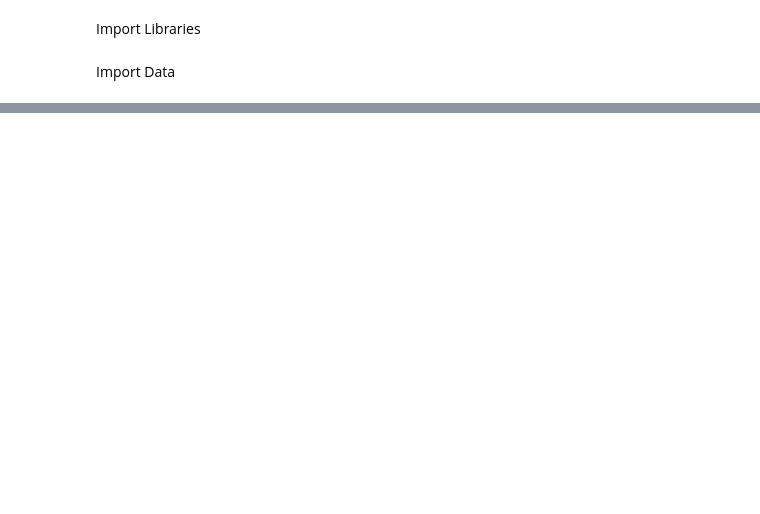
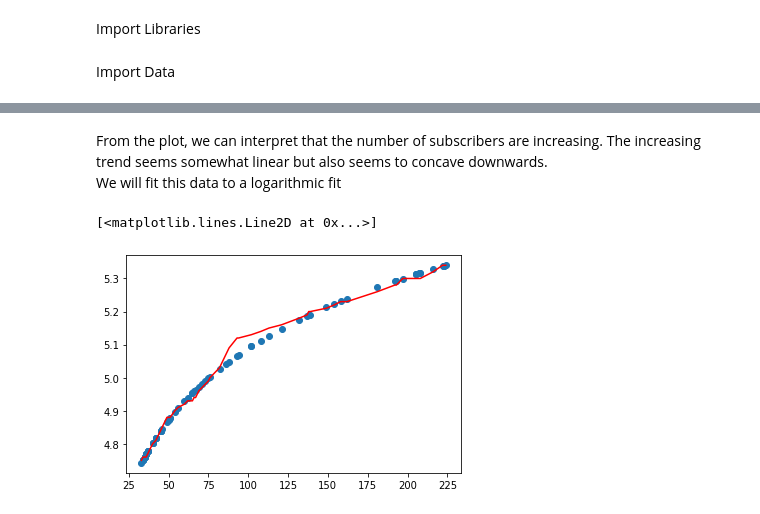
Before and after one commit to clara8043/kpop_youtube_views, a Jupyter notebook: view_prediction_modeling.ipynb, the cells around one changed output, grey strips where cells are left out. Drawn from its saved outputs; the diff is of its cells as text; code cells hidden in the pictures; blank space fills up the shorter version.

```diff
--- a/view_prediction_modeling.ipynb
+++ b/view_prediction_modeling.ipynb
@@ -34,0 +73,17 @@ df_dream_jakun.plot(x="publishedAt", y="viewCount", kind="scatter")
+# %% [markdown]
+From the plot, we can interpret that the number of subscribers are increasing. The increasing trend seems somewhat linear but also seems to concave downwards. <br>
+We will fit this data to a logarithmic fit
+# %%
+df_sub['toOrdinal']=df_sub['publishedAt'].apply(lambda x: x.toordinal())
+x = np.array(df_sub['toOrdinal'])
+y = np.array(df_sub['subscriberCount'])
+
+#fit the log value of x(date created). Find an arbitrary number to deduct from x to fit the plot
+x = x-738260
+x_log = np.log(x)
+a,b = np.polyfit(x_log,y,1)
+plt.plot(x,a*x_log+b,'o')
+plt.plot(x,y,'r')
+# %% [output]
+[<matplotlib.lines.Line2D at 0x...>]
+[figure, added]
```
Also changed, not shown: parts of 15 cells of this notebook, 1 other file.
